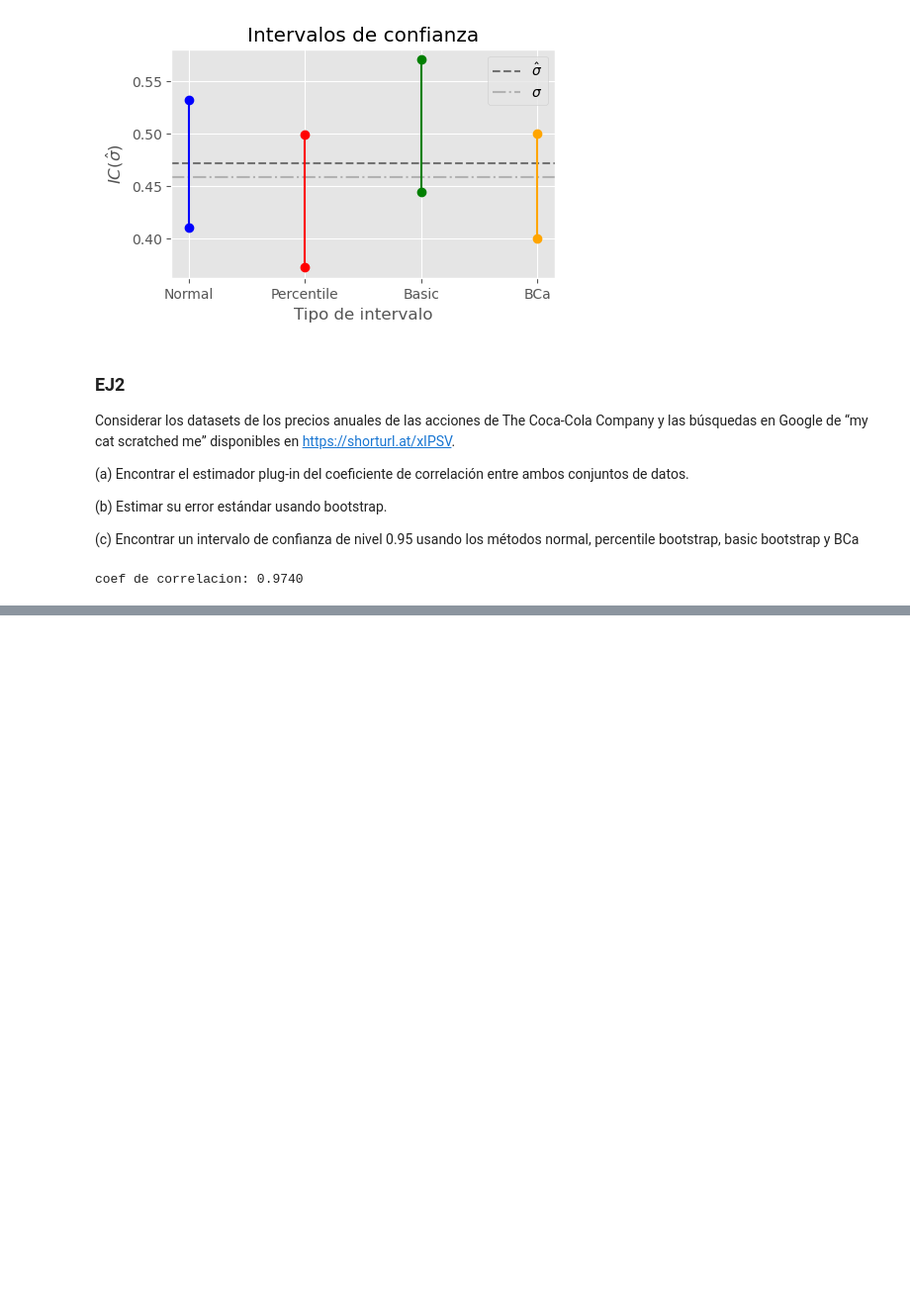
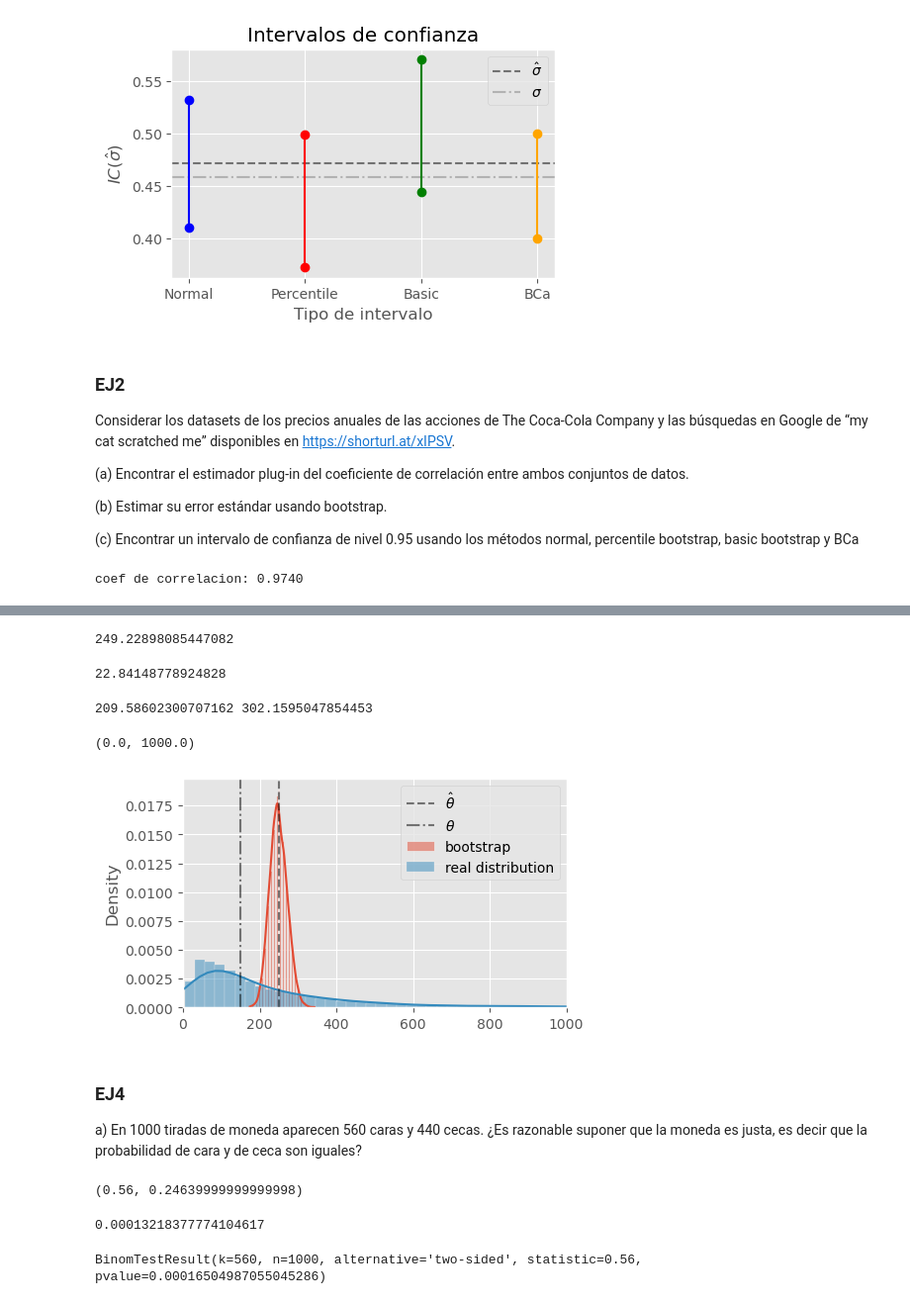
Before and after one commit to DamianPiuselli/estadistica-e-inferencia-I, a Jupyter notebook: guia4.ipynb, the cells around one changed output, grey strips where cells are left out. Shown at 99% size. Drawn from its saved outputs; the diff is of its cells as text; code cells hidden in the pictures; blank space fills up the shorter version.

```diff
--- a/guia4.ipynb
+++ b/guia4.ipynb
@@ -256,0 +274,68 @@ plt.show()
+# %%
+sample = np.random.normal(loc=5, scale=1, size=100)
+# %%
+def theta_hat_function(sample):
+    return np.exp(sample).mean()
+
+
+theta_hat = theta_hat_function(sample)
+theta_hat
+# %% [output]
+249.22898085447082
+# %%
+theta_hat_bootstrapped = basic_bootstrap(sample, theta_hat_function, 4000)
+theta_hat_SE = theta_hat_bootstrapped.std()
+theta_hat_SE
+# %% [output]
+22.84148778924828
+# %%
+lower, upper = st.bootstrap(
+    (sample,), theta_hat_function, confidence_level=0.95
+).confidence_interval
+print(lower, upper)
+# %% [output]
+209.58602300707162 302.1595047854453
+# %%
+sns.histplot(theta_hat_bootstrapped, kde=True, label="bootstrap", stat="density")
+
+real_distribution = np.exp(np.random.normal(loc=5, scale=1, size=5000))
+
+sns.histplot(real_distribution, kde=True, label="real distribution", stat="density")
+
+plt.axvline(theta_hat, color="k", ls="--", label="$\hat{\\theta}$", alpha=0.5)
+
+plt.axvline(np.exp(5), color="k", ls="-.", label="${\\theta}$", alpha=0.5)
+
+plt.legend()
+
+plt.xlim(0, 1000)
+# %% [output]
+(0.0, 1000.0)
+[figure, added]
+# %% [markdown]
+### EJ4
+a) En 1000 tiradas de moneda aparecen 560 caras y 440 cecas. ¿Es razonable suponer que la moneda es justa, es decir que la probabilidad de cara y de ceca son iguales?
+# %%
+positivos = 560
+negativos = 440
+N = positivos + negativos
+
+p_hat = positivos / N
+var_hat = p_hat * (1 - p_hat)
+
+p_hat, var_hat
+# %% [output]
+(0.56, 0.24639999999999998)
+# %%
+z_stat = (p_hat - 0.5) / (var_hat / N) ** 0.5
+
+p_value = 2 * (1 - st.norm.cdf(abs(z_stat)))
+p_value  # probabilidad de ver valor igual o mas extremo que el observado bajo la hipotesis nula
+# la probabilidad es <0.05.
+# %% [output]
+0.00013218377774104617
+# %%
+p_value = st.binomtest(positivos, n=N, p=0.5, alternative="two-sided")
+p_value  # me da aproximadamente igual.
+# %% [output]
+BinomTestResult(k=560, n=1000, alternative='two-sided', statistic=0.56, pvalue=0.00016504987055045286)
```
Also changed, not shown: parts of 4 cells of this notebook.
